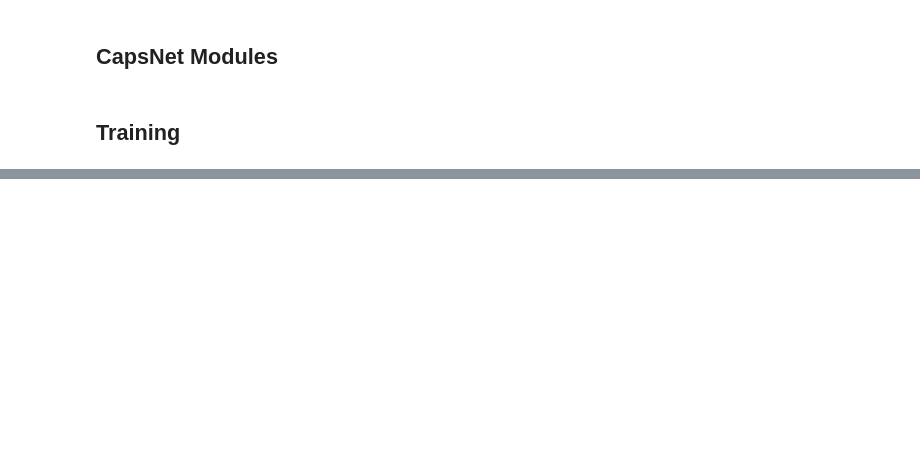
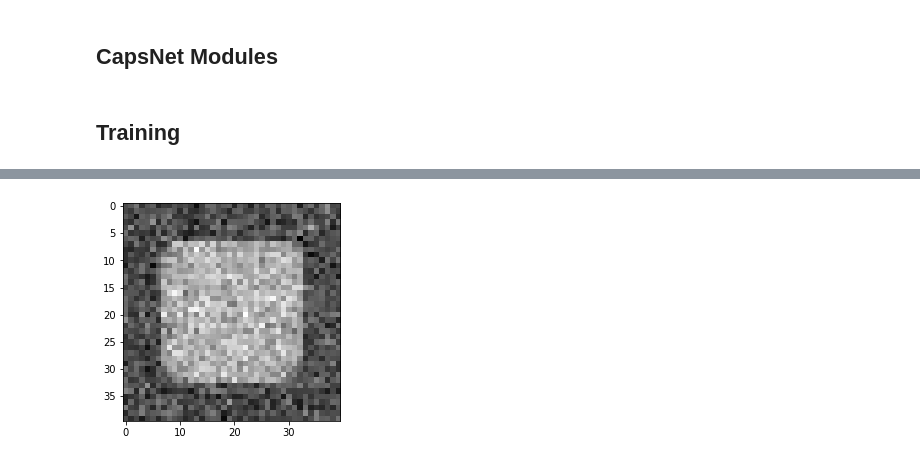
Before and after one commit to HanziJiang/CapsNet-ResNet-Performance-Analysis, a Jupyter notebook: guide_big.ipynb, the cells around one changed output, grey strips where cells are left out. Cells and saved outputs as stored; diff of their text form; code cells hidden in the pictures; blank space fills up the shorter version.

```diff
--- a/guide_big.ipynb
+++ b/guide_big.ipynb
@@ -487,12 +583,12 @@ class CapsuleNetwork(nn.Module):
 def get_opts():
     parser = argparse.ArgumentParser(description='CapsuleNetwork')
     parser.add_argument('-image_size', type=int, default=40)
-    parser.add_argument('-batch_size', type=int, default=32)
+    parser.add_argument('-batch_size', type=int, default=64)
     parser.add_argument('-lr', type=float, default=1e-6)
-    parser.add_argument('-epochs', type=int, default=50)
+    parser.add_argument('-epochs', type=int, default=20)
     parser.add_argument('-n_classes', type=int, default=2)
     parser.add_argument('-use_cuda', default=True)
     parser.add_argument('-gamma', type=float, default=0.8)
-    parser.add_argument('-r', type=int, default=12)
+    parser.add_argument('-r', type=int, default=4)
     opt, _ = parser.parse_known_args()
     return opt
@@ -608,0 +625,4 @@ KeyboardInterrupt: ignored
+# %%
+# Inference
+evaluate(opt, valid_loader, model, 'VALID', True)
+# %% [output]
@@ -608,0 +631 @@ KeyboardInterrupt: ignored
+[figure, added]
```
Also changed, not shown: parts of 8 cells of this notebook, 2 other files.
